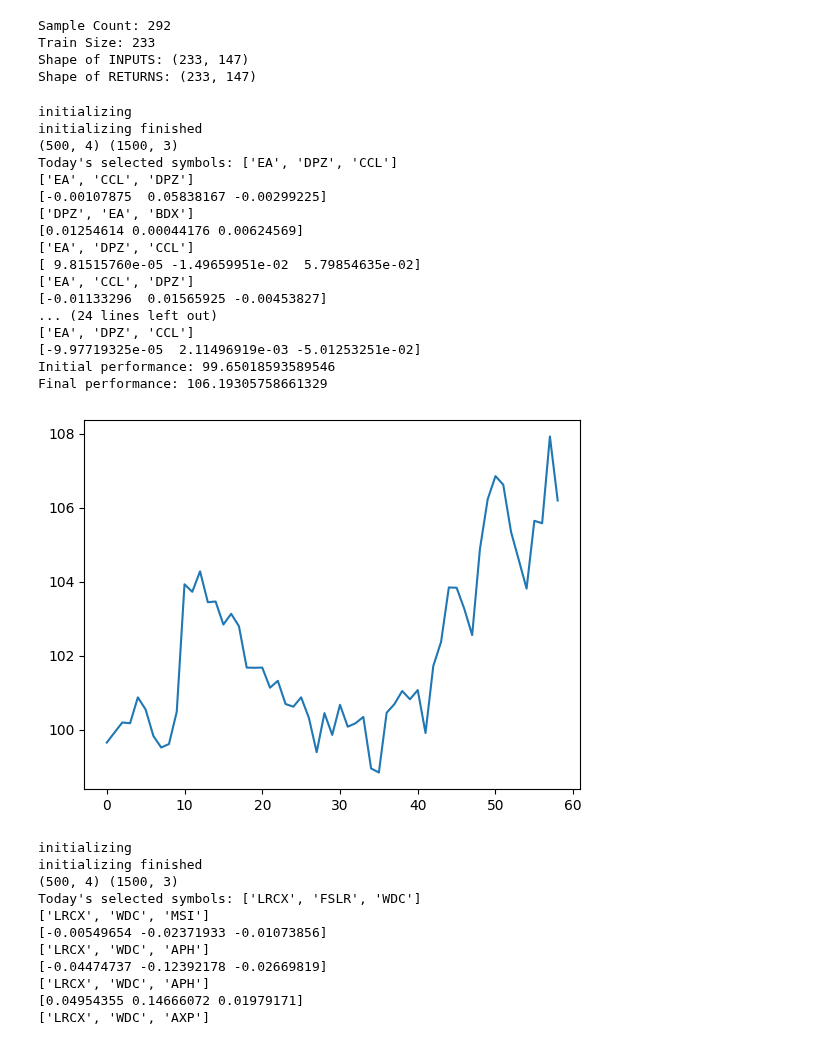
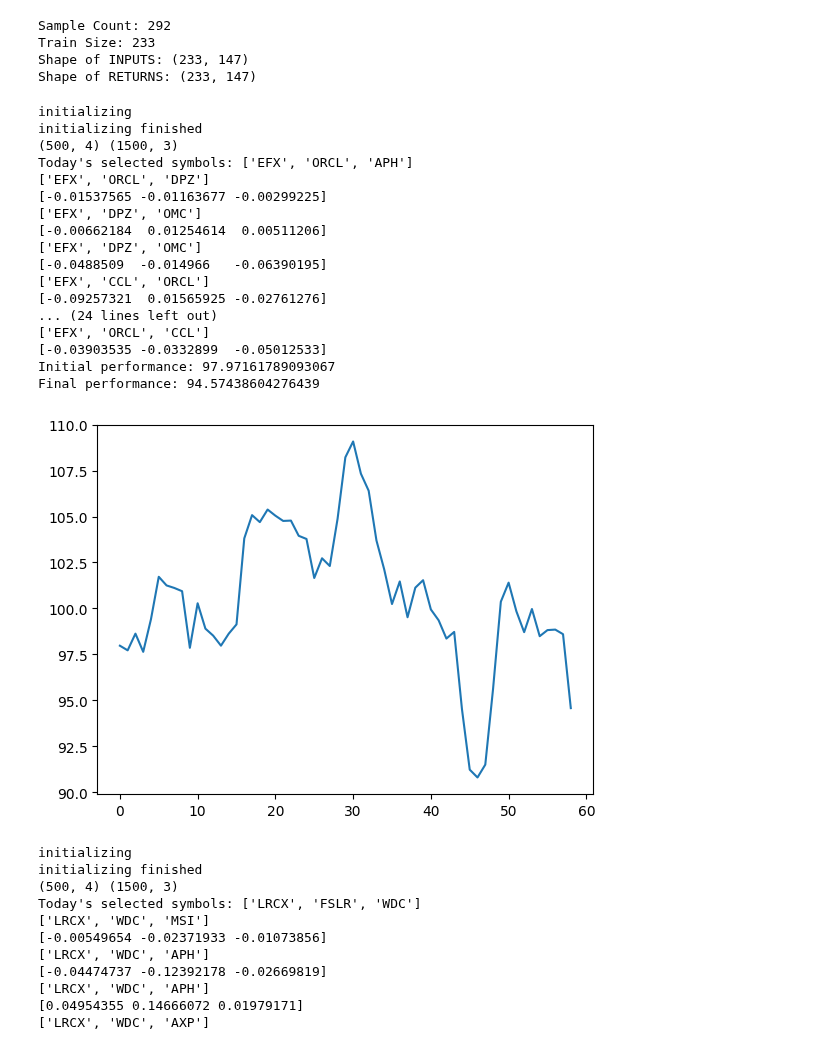
Before and after one commit to nickwilliamsdev/treetrader, a Jupyter notebook: tensorneat_ranknet.ipynb, the cells around one changed output. Drawn from its saved outputs; the diff is of its cells as text; code cells hidden in the pictures.

Commit message:
more work on randstart for smaller epochs

```diff
--- a/tensorneat_ranknet.ipynb
+++ b/tensorneat_ranknet.ipynb
@@ -192,10 +192,12 @@ class TradingProblemTopK(TradingProblemBase):
       self,
       epoch_len,
       pop_size,
+      k=3
   ):
     super().__init__()
     self.epoch_len = epoch_len
     self.pop_size = pop_size
+    self.k = k
 
   @property
   def input_shape(self):
@@ -209,12 +211,12 @@ class TradingProblemTopK(TradingProblemBase):
   def output_shape(self):
     return (1,)
 
-  def evaluate(self, state, randkey, act_func, params, epoch_start, k=3):
+  def evaluate(self, state, randkey, act_func, params, epoch_start):
       # Get the network's outputs for all inputs
       actions = jax.vmap(act_func, in_axes=(None, None, 0))(state, params, INPUTS[epoch_start:epoch_start+self.epoch_len])
 
       # Get the top-k values and indices
-      topk_values, topk_indices = jax.lax.top_k(actions, k)
+      topk_values, topk_indices = jax.lax.top_k(actions, self.k)
 
       # Apply softmax to the top-k values to get weights
       softmax_weights = jax.nn.softmax(topk_values, axis=1)
@@ -223,7 +225,7 @@ class TradingProblemTopK(TradingProblemBase):
       rewards = jnp.take_along_axis(RETURNS, topk_indices, axis=1)
 
       # Calculate the weighted reward
-      weighted_rewards = jnp.sum(rewards, axis=1)
+      weighted_rewards = jnp.sum(rewards, axis=1) / self.k
       return jnp.mean(weighted_rewards)
 
   def show(self, state, randkey, act_func, params, k=3, *args, **kwargs):
@@ -468,35 +470,35 @@ Shape of RETURNS: (233, 147)
 # %%
 # for testing lasted genome from genomes checkpoints
 import numpy as np
 state = pipeline.setup()
-best_path = "./model_archive/tensorneat_checkpoints/champs_topk/72.npz"
+best_path = "./model_archive/tensorneat_checkpoints/champs_topk/100.npz"
 best_genome = np.load(best_path)
 nodes = best_genome['nodes']
 conns = best_genome['conns']
 nodes_j = jnp.array(nodes)
 conns_j = jnp.array(conns)
 print(nodes.shape, conns.shape)
 # show result
 pipeline.show(state, (nodes_j, conns_j))
 # %% [output]
 initializing
 initializing finished
 (500, 4) (1500, 3)
-Today's selected symbols: ['EA', 'DPZ', 'CCL']
-['EA', 'CCL', 'DPZ']
-[-0.00107875  0.05838167 -0.00299225]
-['DPZ', 'EA', 'BDX']
-[0.01254614 0.00044176 0.00624569]
-['EA', 'DPZ', 'CCL']
-[ 9.81515760e-05 -1.49659951e-02  5.79854635e-02]
-['EA', 'CCL', 'DPZ']
-[-0.01133296  0.01565925 -0.00453827]
+Today's selected symbols: ['EFX', 'ORCL', 'APH']
+['EFX', 'ORCL', 'DPZ']
+[-0.01537565 -0.01163677 -0.00299225]
+['EFX', 'DPZ', 'OMC']
+[-0.00662184  0.01254614  0.00511206]
+['EFX', 'DPZ', 'OMC']
+[-0.0488509  -0.014966   -0.06390195]
+['EFX', 'CCL', 'ORCL']
+[-0.09257321  0.01565925 -0.02761276]
 ... (24 lines left out)
-['EA', 'DPZ', 'CCL']
-[-9.97719325e-05  2.11496919e-03 -5.01253251e-02]
-Initial performance: 99.65018593589546
-Final performance: 106.19305758661329
+['EFX', 'ORCL', 'CCL']
+[-0.03903535 -0.0332899  -0.05012533]
+Initial performance: 97.97161789093067
+Final performance: 94.57438604276439
-[figure, old version]
+[figure, new version]
 # %%
 import numpy as np
 topk_champs = os.listdir("./model_archive/tensorneat_checkpoints/champs_topk/")
```
Also changed, not shown: parts of 2 cells of this notebook, 2 other files.
